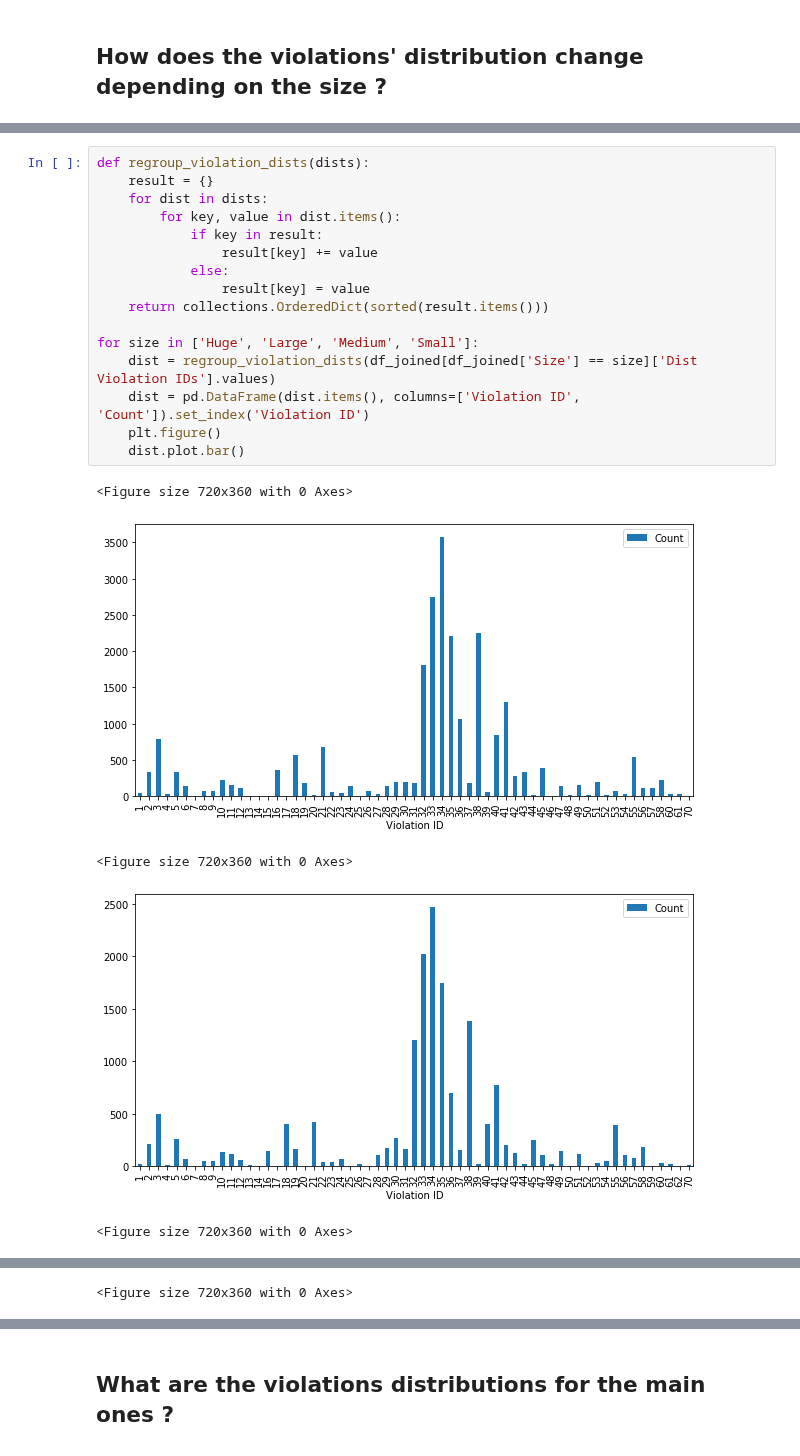
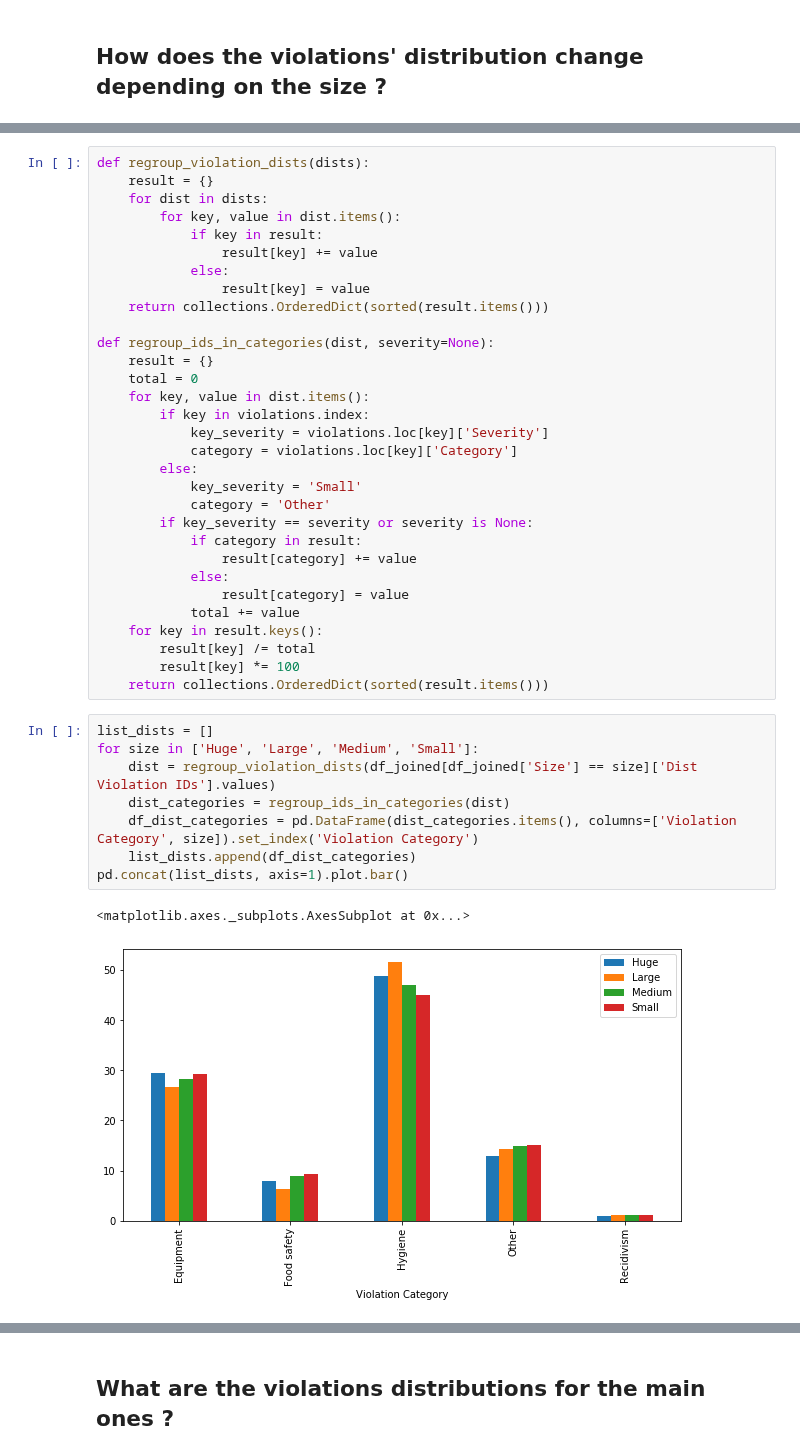
Before and after one commit to VodopaDev/CS401-Chicago-Crime-Analysis, a Jupyter notebook: aka.ipynb, the cells around one changed output, grey strips where cells are left out. Saved outputs shown, nothing was run; the diff lists cells and outputs as text.

Commit message:
Distribution of violations' categories among type of restaurants

```diff
--- a/aka.ipynb
+++ b/aka.ipynb
@@ -372,22 +372,42 @@ violations.head()
+# %%
+def regroup_violation_dists(dists):
+    result = {}
+    for dist in dists:
+        for key, value in dist.items():
+            if key in result:
+                result[key] += value
+            else:
+                result[key] = value
+    return collections.OrderedDict(sorted(result.items()))
+
+def regroup_ids_in_categories(dist, severity=None):
+    result = {}
+    total = 0
+    for key, value in dist.items():
+        if key in violations.index:
+            key_severity = violations.loc[key]['Severity']
+            category = violations.loc[key]['Category']
+        else:
+            key_severity = 'Small'
+            category = 'Other'
+        if key_severity == severity or severity is None:
+            if category in result:
+                result[category] += value
+            else:
+                result[category] = value
+            total += value
+    for key in result.keys():
+        result[key] /= total
+        result[key] *= 100
+    return collections.OrderedDict(sorted(result.items()))
 # %%
-def regroup_violation_dists(dists):
-    result = {}
-    for dist in dists:
-        for key, value in dist.items():
-            if key in result:
-                result[key] += value
-            else:
-                result[key] = value
-    return collections.OrderedDict(sorted(result.items()))
-
+list_dists = []
 for size in ['Huge', 'Large', 'Medium', 'Small']:
     dist = regroup_violation_dists(df_joined[df_joined['Size'] == size]['Dist Violation IDs'].values)
-    dist = pd.DataFrame(dist.items(), columns=['Violation ID', 'Count']).set_index('Violation ID')
-    plt.figure()
-    dist.plot.bar()
+    dist_categories = regroup_ids_in_categories(dist)
+    df_dist_categories = pd.DataFrame(dist_categories.items(), columns=['Violation Category', size]).set_index('Violation Category')
+    list_dists.append(df_dist_categories)
+pd.concat(list_dists, axis=1).plot.bar()
 # %% [output]
-<Figure size 720x360 with 0 Axes>
+<matplotlib.axes._subplots.AxesSubplot at 0x...>
-[figure, old version]
+[figure, new version]
-<Figure size 720x360 with 0 Axes>
-[figure, removed]
-<Figure size 720x360 with 0 Axes>
@@ -395 +413,0 @@ for size in ['Huge', 'Large', 'Medium', 'Small']:
-<Figure size 720x360 with 0 Axes>
```
Also changed, not shown: parts of 4 cells of this notebook, 1 other file.
